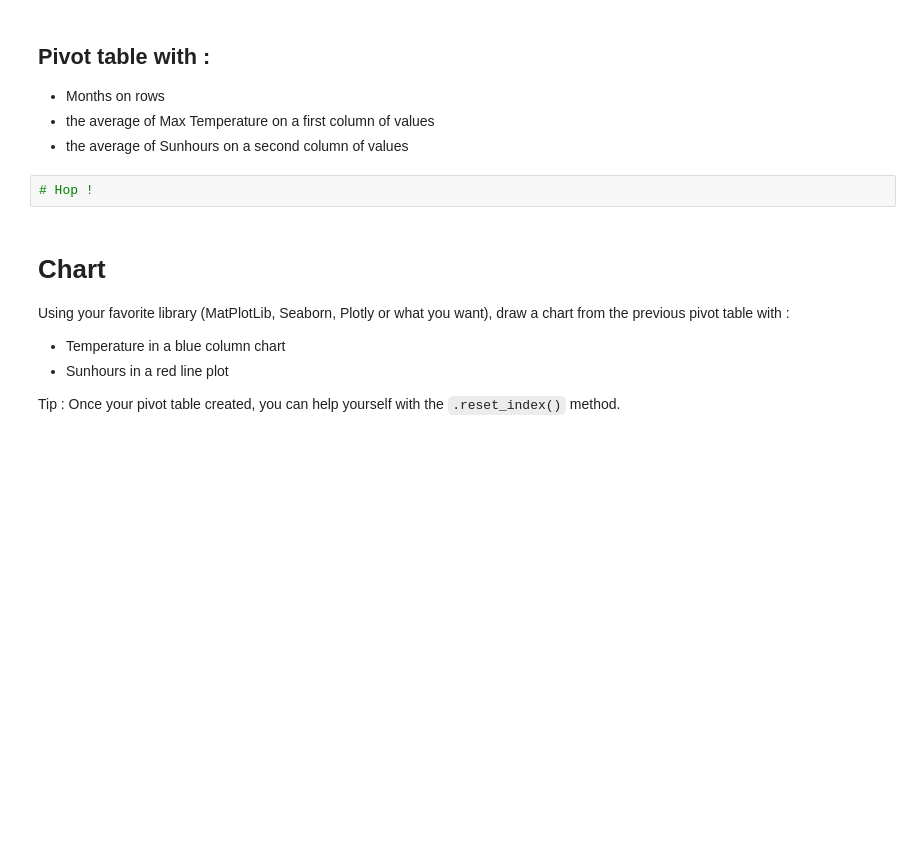
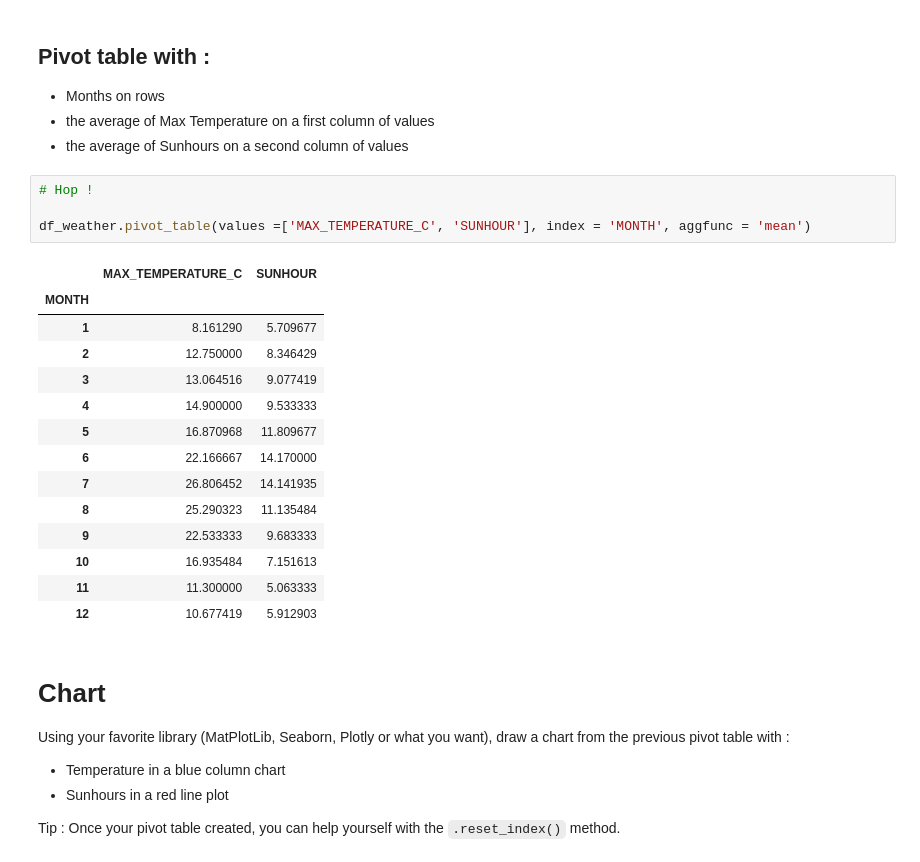
Before and after one commit to DorotheeCatry/python-basics-simplon, a Jupyter notebook: challenge/Python_2.20_pivot_table.ipynb, the cells around one changed output. Cells and saved outputs as stored; diff of their text form; blank space fills up the shorter version.

```diff
--- a/challenge/Python_2.20_pivot_table.ipynb
+++ b/challenge/Python_2.20_pivot_table.ipynb
@@ -59,8 +280,25 @@ df_weather.pivot_table(values = 'MAX_TEMPERATURE_C', index = 'MONTH', aggfunc =
 - Months on rows
 - the average of Max Temperature on a first column of values
 - the average of Sunhours on a second column of values
-# %%
-# Hop !
+# %%
+# Hop !
+
+df_weather.pivot_table(values =['MAX_TEMPERATURE_C', 'SUNHOUR'], index = 'MONTH', aggfunc = 'mean')
+# %% [output]
+|  | MAX_TEMPERATURE_C | SUNHOUR |
+| MONTH |  |  |
+| 1 | 8.161290 | 5.709677 |
+| 2 | 12.750000 | 8.346429 |
+| 3 | 13.064516 | 9.077419 |
+| 4 | 14.900000 | 9.533333 |
+| 5 | 16.870968 | 11.809677 |
+| 6 | 22.166667 | 14.170000 |
+| 7 | 26.806452 | 14.141935 |
+| 8 | 25.290323 | 11.135484 |
+| 9 | 22.533333 | 9.683333 |
+| 10 | 16.935484 | 7.151613 |
+| 11 | 11.300000 | 5.063333 |
+| 12 | 10.677419 | 5.912903 |
 # %% [markdown]
 # Chart
 Using your favorite library (MatPlotLib, Seaborn, Plotly or what you want), draw a chart from the previous pivot table with :
```
Also changed, not shown: parts of 12 cells of this notebook, 2 other files.
